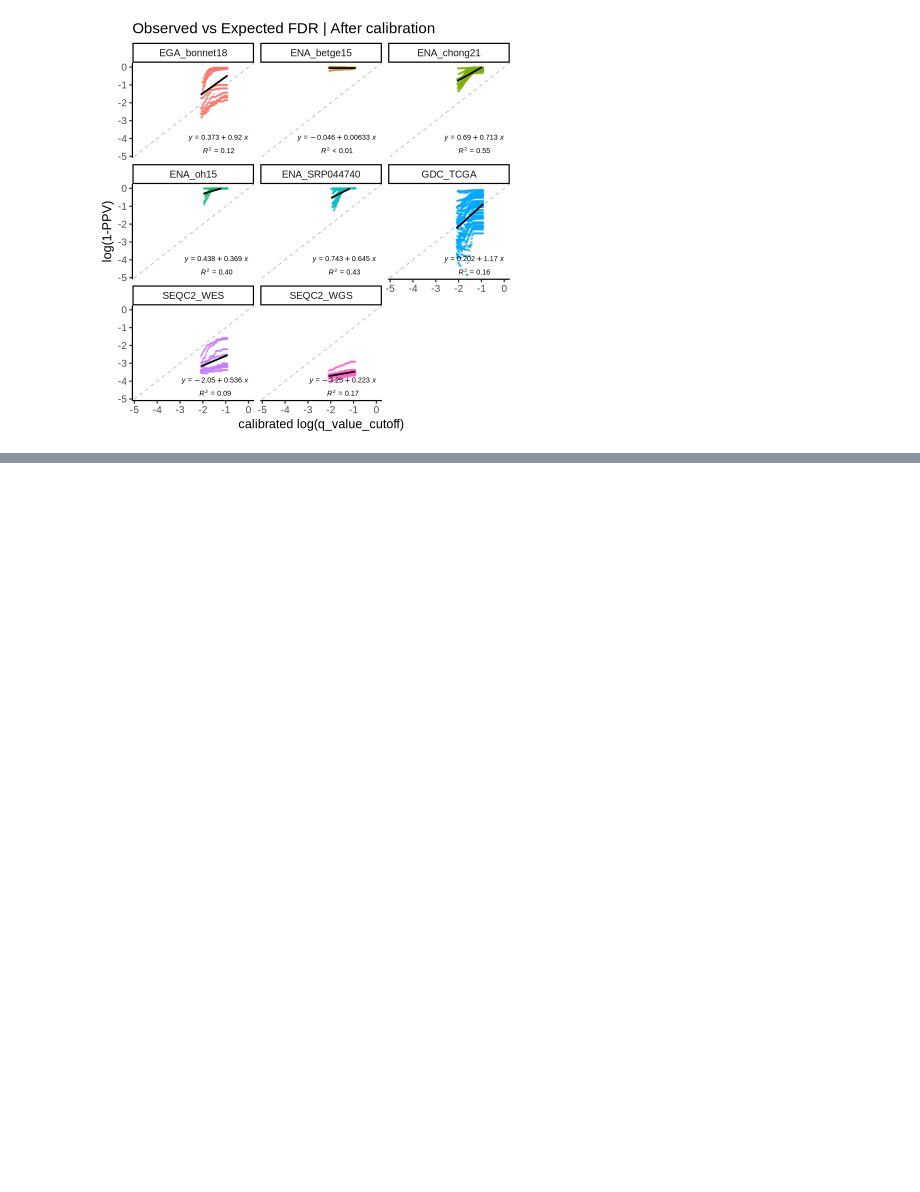
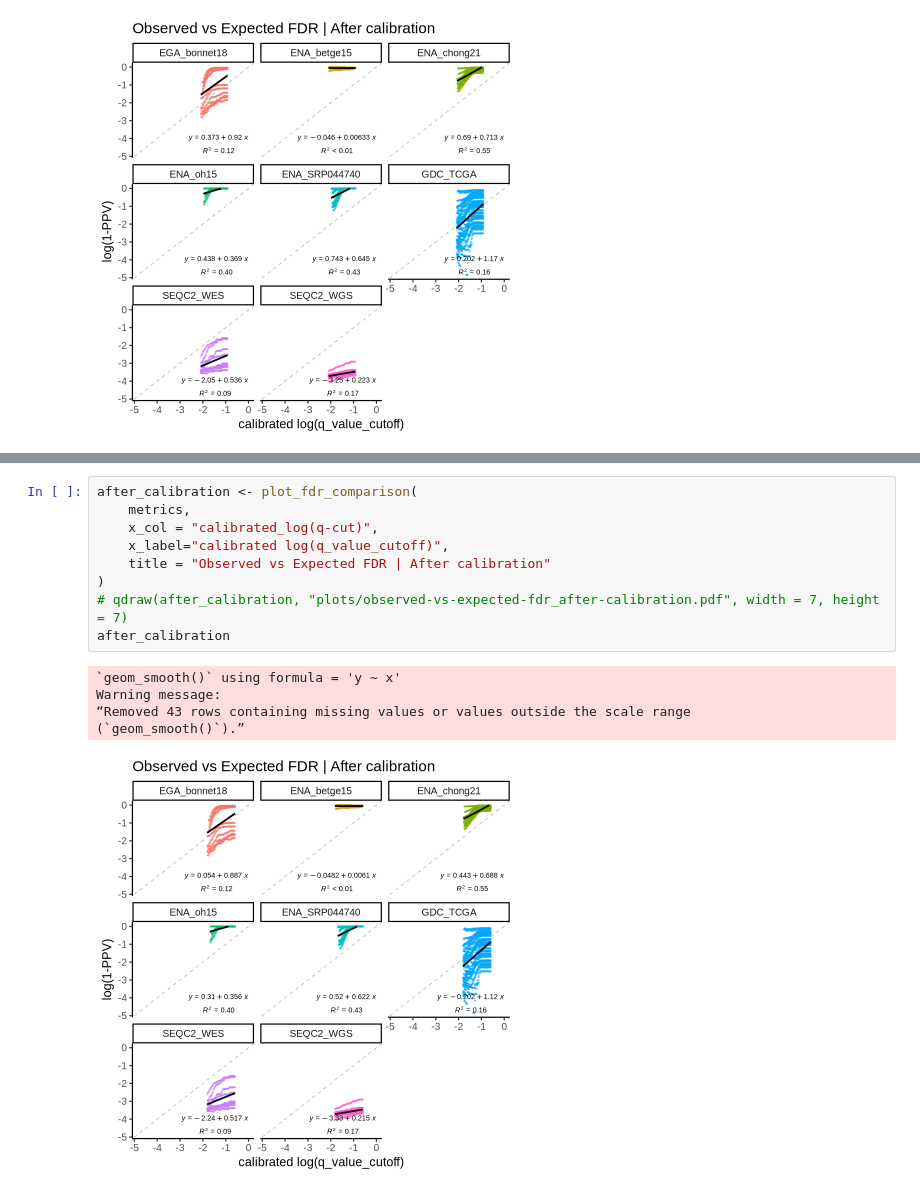
Before and after one commit to MoyukhShabon/common-ffpe-snvf, a Jupyter notebook: cutoff-analysis/regress.ipynb, the cells around one changed output, grey strips where cells are left out. Cells and saved outputs as stored; diff of their text form; blank space fills up the shorter version.

```diff
--- a/cutoff-analysis/regress.ipynb
+++ b/cutoff-analysis/regress.ipynb
@@ -149,0 +173,15 @@ Warning message:
+# %%
+after_calibration <- plot_fdr_comparison(
+    metrics,
+    x_col = "calibrated_log(q-cut)",
+    x_label="calibrated log(q_value_cutoff)",
+    title = "Observed vs Expected FDR | After calibration"
+)
+# qdraw(after_calibration, "plots/observed-vs-expected-fdr_after-calibration.pdf", width = 7, height = 7)
+after_calibration
+# %% [output]
+`geom_smooth()` using formula = 'y ~ x'
+Warning message:
+“Removed 43 rows containing missing values or values outside the scale range
+(`geom_smooth()`).”
+[figure, added]
```
Also changed, not shown: parts of 13 cells of this notebook.
